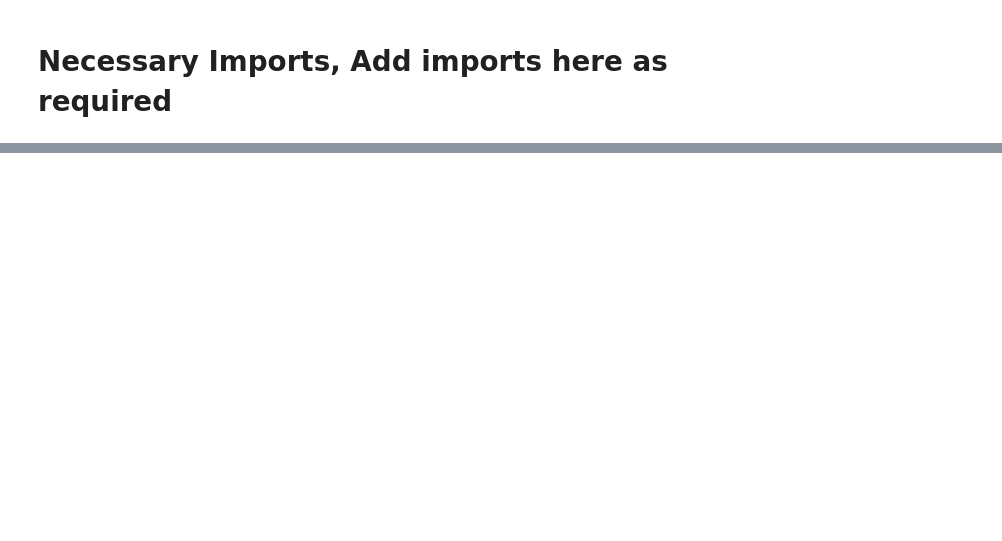
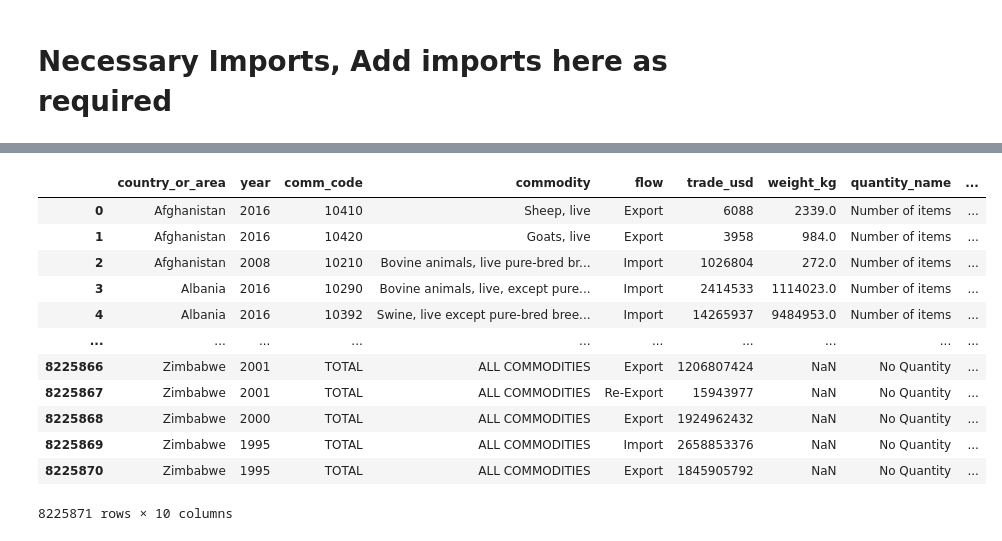
Before and after one commit to francofin/ESG_by_industry_country, a Jupyter notebook: CO2 and GHG Statistics By Country and Industry.ipynb, the cells around one changed output, grey strips where cells are left out. Saved outputs shown, nothing was run; the diff lists cells and outputs as text; code cells hidden in the pictures; blank space fills up the shorter version.

```diff
--- a/CO2 and GHG Statistics By Country and Industry.ipynb
+++ b/CO2 and GHG Statistics By Country and Industry.ipynb
@@ -32,0 +119,18 @@ data = pd.read_csv('co2_emission.csv')
+# %%
+agricultural_data = pd.read_csv('datasets/agricultural_inputs.csv')
+climate_data = pd.read_csv('datasets/climate.csv')
+carbon_emission_data = pd.read_csv('datasets/co2_emission.csv')
+carbon_emission_life_expect_data =  pd.read_csv('datasets/CO2Emission_LifeExp.csv')
+trade_statistics =  pd.read_csv('datasets/commodity_trade_statistics_data.csv')
+emissions_data =  pd.read_csv('datasets/emissions.csv')
+freshwater_data =  pd.read_csv('datasets/freshwater.csv')
+ghg_by_sector_data =  pd.read_csv('datasets/GHG-Emissions-by-sector.csv')
+land_temp_by_city_data =  pd.read_csv('datasets/GlobalLandTemperaturesByCity.csv')
+land_temp_by_country_data =  pd.read_csv('datasets/GlobalLandTemperaturesByCountry.csv')
+global_temp_data =  pd.read_csv('datasets/GlobalTemperatures.csv')
+ghg_emissions_data = pd.read_csv('datasets/greenhouse_gas_emissions.csv')
+health_risk_factor_data =  pd.read_csv('datasets/Health_Risk_factors.csv')
+health_systems_data = pd.read_csv('datasets/health_system.csv')
+rural_data = pd.read_csv('datasets/rural.csv')
+sustainability_data = pd.read_csv('datasets/sustainability.csv')
+energy_data = pd.read_csv('datasets/energy.csv')
@@ -32,0 +171,16 @@ data = pd.read_csv('co2_emission.csv')
+# %%
+trade_statistics
+# %% [output]
+|  | country_or_area | year | comm_code | commodity | flow | trade_usd | weight_kg | quantity_name | ... |
+| 0 | Afghanistan | 2016 | 10410 | Sheep, live | Export | 6088 | 2339.0 | Number of items | ... |
+| 1 | Afghanistan | 2016 | 10420 | Goats, live | Export | 3958 | 984.0 | Number of items | ... |
+| 2 | Afghanistan | 2008 | 10210 | Bovine animals, live pure-bred br... | Import | 1026804 | 272.0 | Number of items | ... |
+| 3 | Albania | 2016 | 10290 | Bovine animals, live, except pure... | Import | 2414533 | 1114023.0 | Number of items | ... |
+| 4 | Albania | 2016 | 10392 | Swine, live except pure-bred bree... | Import | 14265937 | 9484953.0 | Number of items | ... |
+| ... | ... | ... | ... | ... | ... | ... | ... | ... | ... |
+| 8225866 | Zimbabwe | 2001 | TOTAL | ALL COMMODITIES | Export | 1206807424 | NaN | No Quantity | ... |
+| 8225867 | Zimbabwe | 2001 | TOTAL | ALL COMMODITIES | Re-Export | 15943977 | NaN | No Quantity | ... |
+| 8225868 | Zimbabwe | 2000 | TOTAL | ALL COMMODITIES | Export | 1924962432 | NaN | No Quantity | ... |
+| 8225869 | Zimbabwe | 1995 | TOTAL | ALL COMMODITIES | Import | 2658853376 | NaN | No Quantity | ... |
+| 8225870 | Zimbabwe | 1995 | TOTAL | ALL COMMODITIES | Export | 1845905792 | NaN | No Quantity | ... |
+8225871 rows × 10 columns
```
Also changed, not shown: parts of 35 cells of this notebook, 1 other file.
